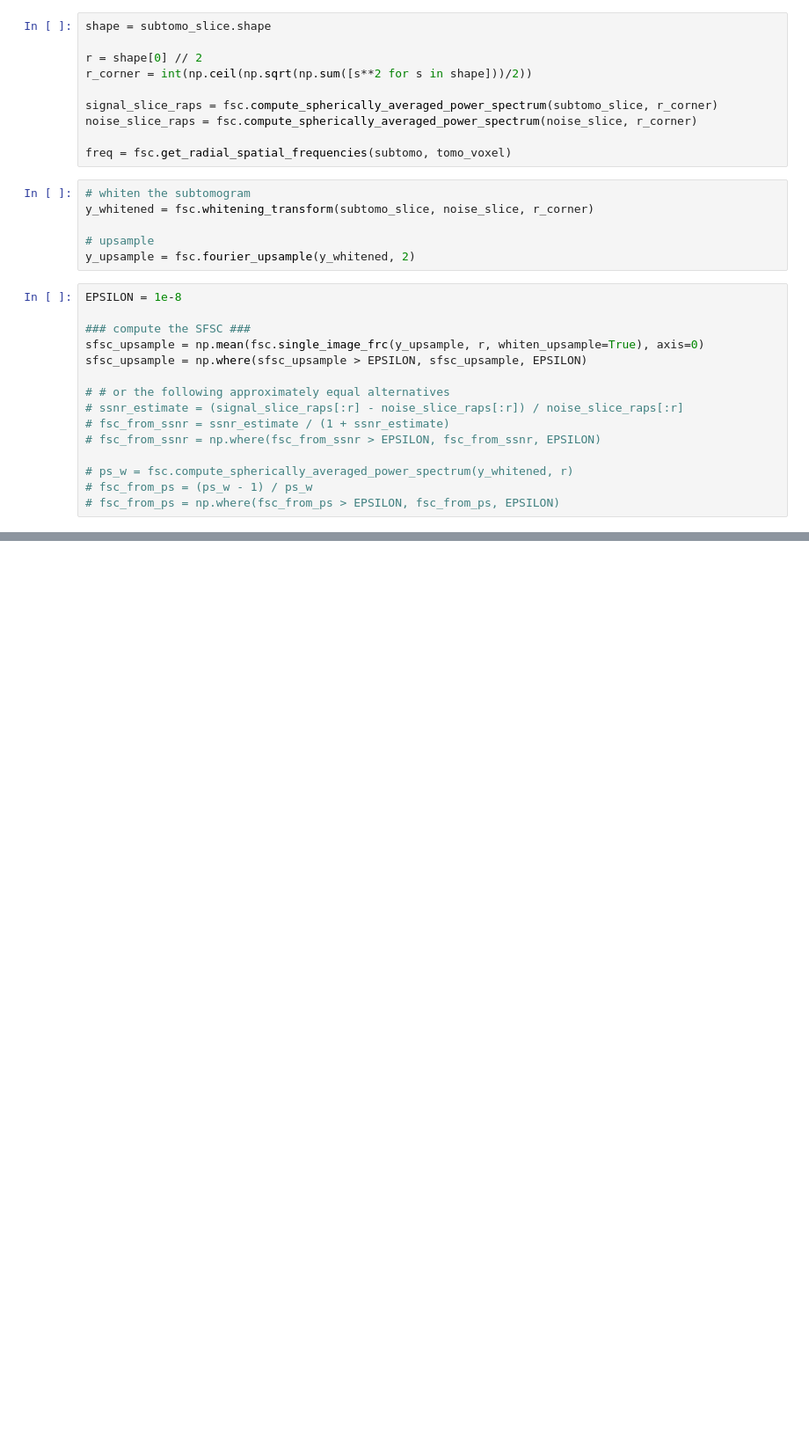
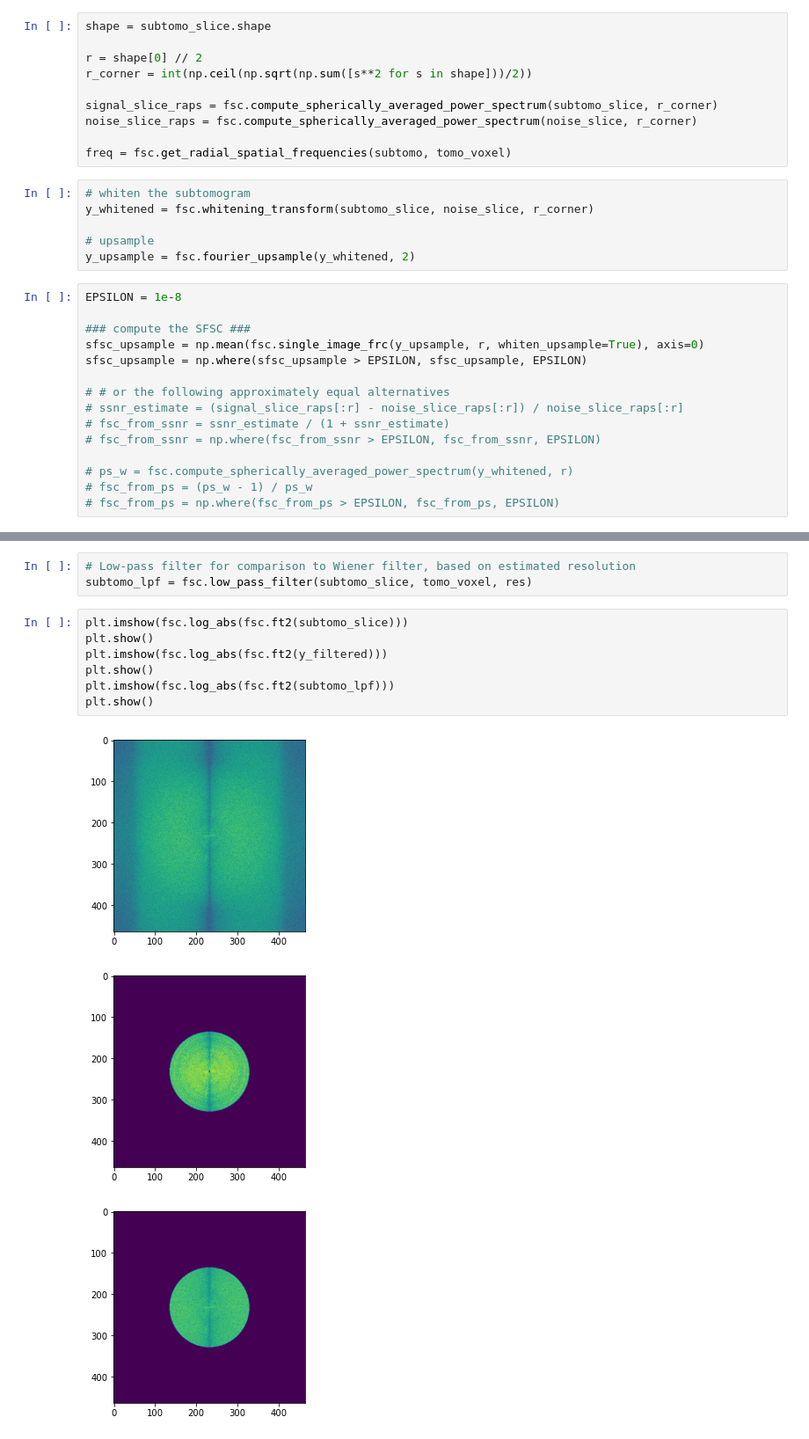
Before and after one commit to EricVerbeke/self_fourier_shell_correlation, a Jupyter notebook: Figure5.ipynb, the cells around one changed output, grey strips where cells are left out. Shown at 88% size. Drawn from its saved outputs; the diff is of its cells as text; blank space fills up the shorter version.

```diff
--- a/Figure5.ipynb
+++ b/Figure5.ipynb
@@ -80,3 +79,17 @@ y_filtered = fsc.ift2(Yw)
+# %%
+# Low-pass filter for comparison to Wiener filter, based on estimated resolution
+subtomo_lpf = fsc.low_pass_filter(subtomo_slice, tomo_voxel, res)
+# %%
+plt.imshow(fsc.log_abs(fsc.ft2(subtomo_slice)))
+plt.show()
+plt.imshow(fsc.log_abs(fsc.ft2(y_filtered)))
+plt.show()
+plt.imshow(fsc.log_abs(fsc.ft2(subtomo_lpf)))
+plt.show()
+# %% [output]
+[figure, added]
+[figure, added]
+[figure, added]
 # %%
 plt.figure(figsize=(7,4))
 
```
Also changed, not shown: parts of 7 cells of this notebook, 4 other files.
